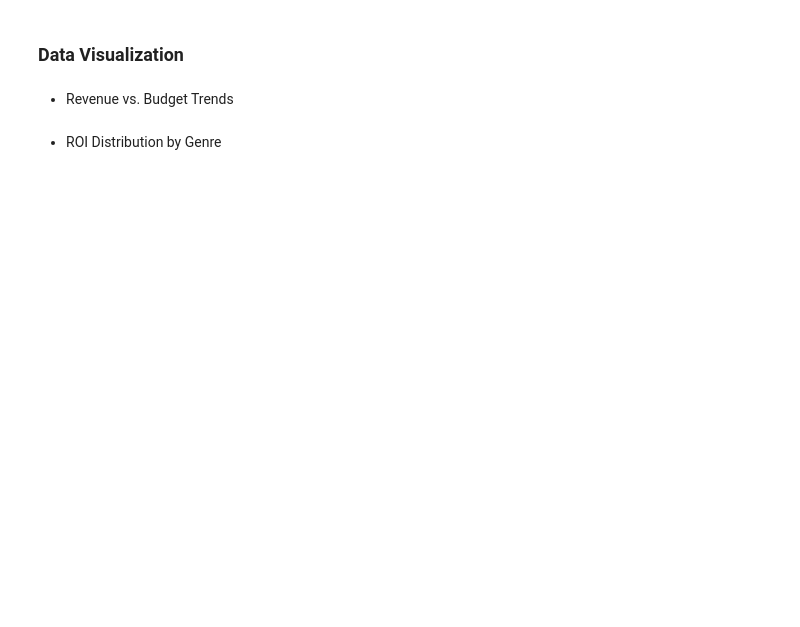
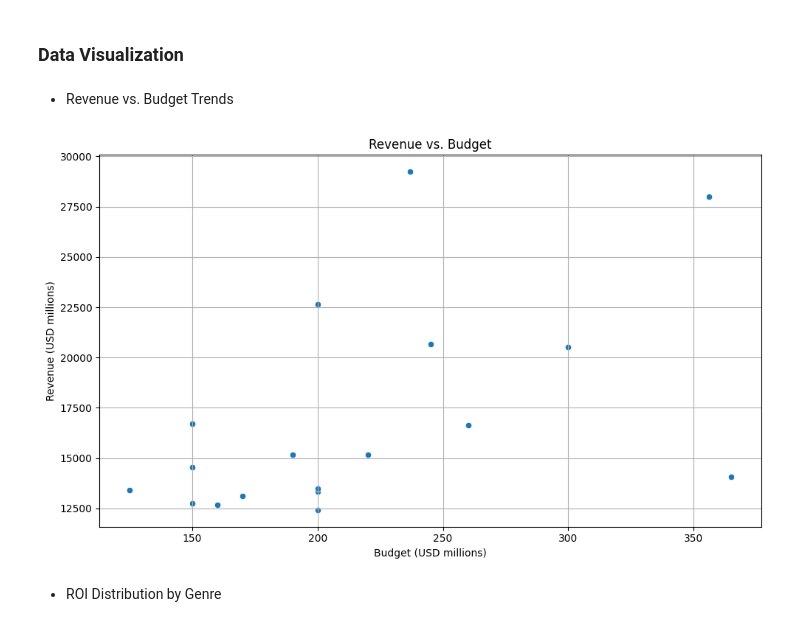
Before and after one commit to kgyauAmtch/Amtch_Personal_Projects, a Jupyter notebook: Pyspark_IMBD_movie_analysis/notebooks/notebook.ipynb, the cells around one changed output. Drawn from its saved outputs; the diff is of its cells as text; code cells hidden in the pictures; blank space fills up the shorter version.

Commit message:
created visualization script and called the functions in the notebook

```diff
--- a/Pyspark_IMBD_movie_analysis/notebooks/notebook.ipynb
+++ b/Pyspark_IMBD_movie_analysis/notebooks/notebook.ipynb
@@ -202,4 +251,4 @@ kpi.lowest_roi(df_reordered,'title','revenue_musd','budget_musd')
 # %% [markdown]
 - Most Voted Movie
 # %%
-kpi.most_voted(df_reordered,'title','vote_count')
+df= kpi.most_voted(df,'title','vote_count')
@@ -206,4 +257,4 @@ kpi.most_voted(df_reordered,'title','vote_count')
 # %% [markdown]
 - Highest Rated Movie
 # %%
-kpi.highest_rated(df_reordered,'title','vote_count','vote_average')
+df= kpi.highest_rated(df,'title','vote_count','vote_average')
@@ -210,4 +263,4 @@ kpi.highest_rated(df_reordered,'title','vote_count','vote_average')
 # %% [markdown]
 - Lowest Rated Movie
 # %%
-kpi.lowest_rated(df_reordered,'title','vote_count','vote_average')
+df= kpi.lowest_rated(df,'title','vote_count','vote_average')
@@ -214,4 +269,4 @@ kpi.lowest_rated(df_reordered,'title','vote_count','vote_average')
 # %% [markdown]
 - Most Popular
 # %%
-kpi.most_popular(df_reordered,'title','popularity')
+df= kpi.most_popular(df,'title','popularity')
@@ -310,7 +515,9 @@ franch.successful_director_meanrating(director_df,'director','mean_rating')
 # %% [markdown]
 - Revenue vs. Budget Trends
 # %%
-visn.revenue_vs_budget(reordered_df)
+visn.revenue_vs_budget(df)
+# %% [output]
+[figure, added]
 # %% [markdown]
 - ROI Distribution by Genre
 # %%
```
Also changed, not shown: parts of 39 cells of this notebook, 3 other files.
